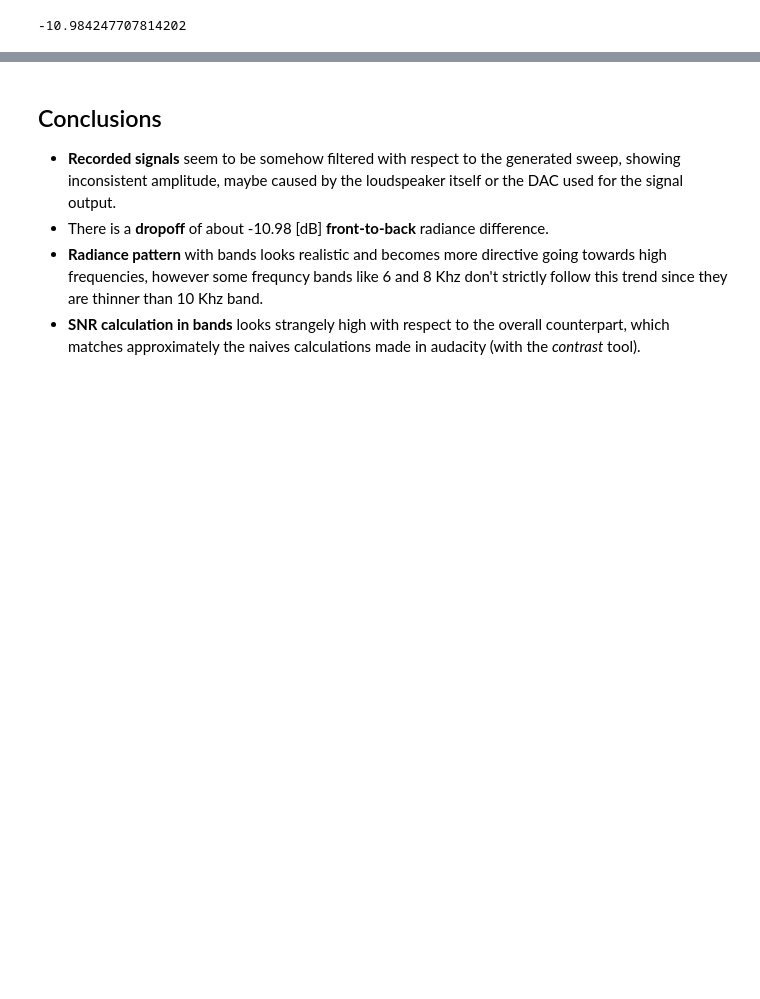
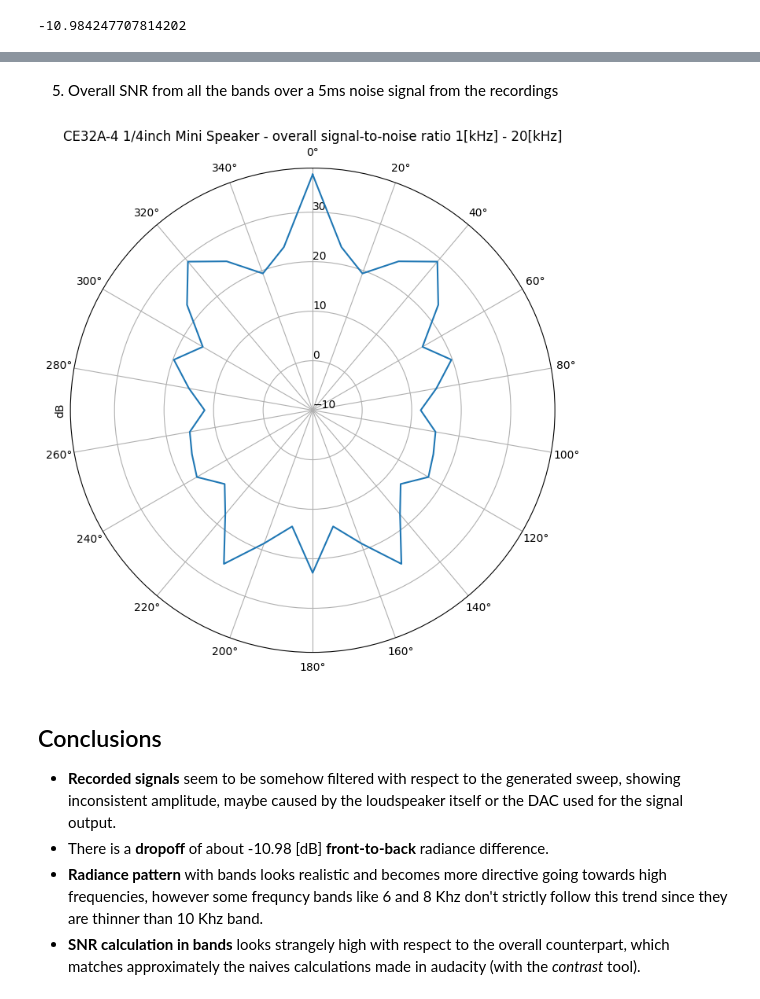
Before and after one commit to albertodoimo/Ro-BATs, a Jupyter notebook: measurements/z723/dayton_audio_CE32A-4_directivity.ipynb, the cells around one changed output, grey strips where cells are left out. Drawn from its saved outputs; the diff is of its cells as text; code cells hidden in the pictures; blank space fills up the shorter version.

```diff
--- a/measurements/z723/dayton_audio_CE32A-4_directivity.ipynb
+++ b/measurements/z723/dayton_audio_CE32A-4_directivity.ipynb
@@ -384,3 +384,50 @@ plt.show(block=False)
+# %% [markdown]
+5. Overall SNR from all the bands over a 5ms noise signal from the recordings
+# %%
+#%% overall SNR computation
+
+def calculate_snr(audio, noise):
+
+    # Compute signal power (RMS value squared)
+    P_signal = np.mean(audio**2)
+
+    # If noise segment is provided, extract noise power
+    P_noise = np.mean(noise**2)
+
+    # Compute SNR in dB
+    SNR = 10 * np.log10(P_signal / P_noise)
+
+    # Noise floor in dBFS (full scale)
+    noise_floor = 10 * np.log10(P_noise)
+
+    return SNR, noise_floor
+
+snrs = []
+for i in np.arange(len(channels)):
+    snr_value, noise_floor_value = calculate_snr(channels[i], noises[i])
+    snrs.append(snr_value)
+snrs = np.array(snrs)
+snrs = np.append(snrs, snrs[0])
+
+fig, ax = plt.subplots(subplot_kw={"projection": "polar"}, figsize=(8, 8))
+ax.plot(np.deg2rad(theta), snrs)
+# offset polar axes by -90 degrees
+ax.set_theta_offset(np.pi / 2)
+# set theta direction to clockwise
+ax.set_theta_direction(-1)
+# more theta ticks
+ax.set_xticks(np.linspace(0, 2 * np.pi, 18, endpoint=False))
+ax.set_ylabel("dB")
+# less radial ticks
+ax.set_yticks(np.linspace(-10, 30, 5))
+ax.set_rlabel_position(0)
+ax.set_title("CE32A-4 1/4inch Mini Speaker - overall signal-to-noise ratio 1[kHz] - 20[kHz]")
+
+plt.show()
+#save figure
+fig.savefig("./figures/snr_overall.png")
+# %% [output]
+[figure, added]
 # %% [markdown]
 ## Conclusions
 - **Recorded signals** seem to be somehow filtered with respect to the generated sweep, showing inconsistent amplitude, maybe caused by the loudspeaker itself or the DAC used for the signal output.
```
Also changed, not shown: parts of 5 cells of this notebook, 43 other files.
